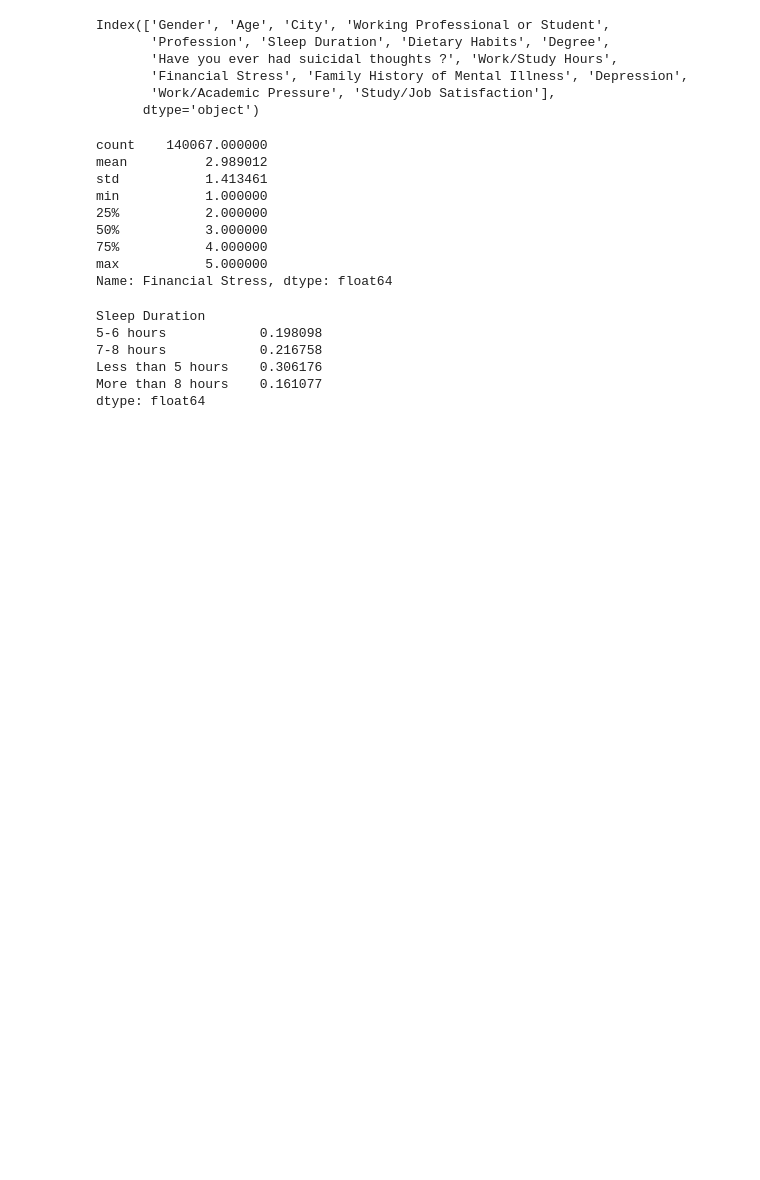
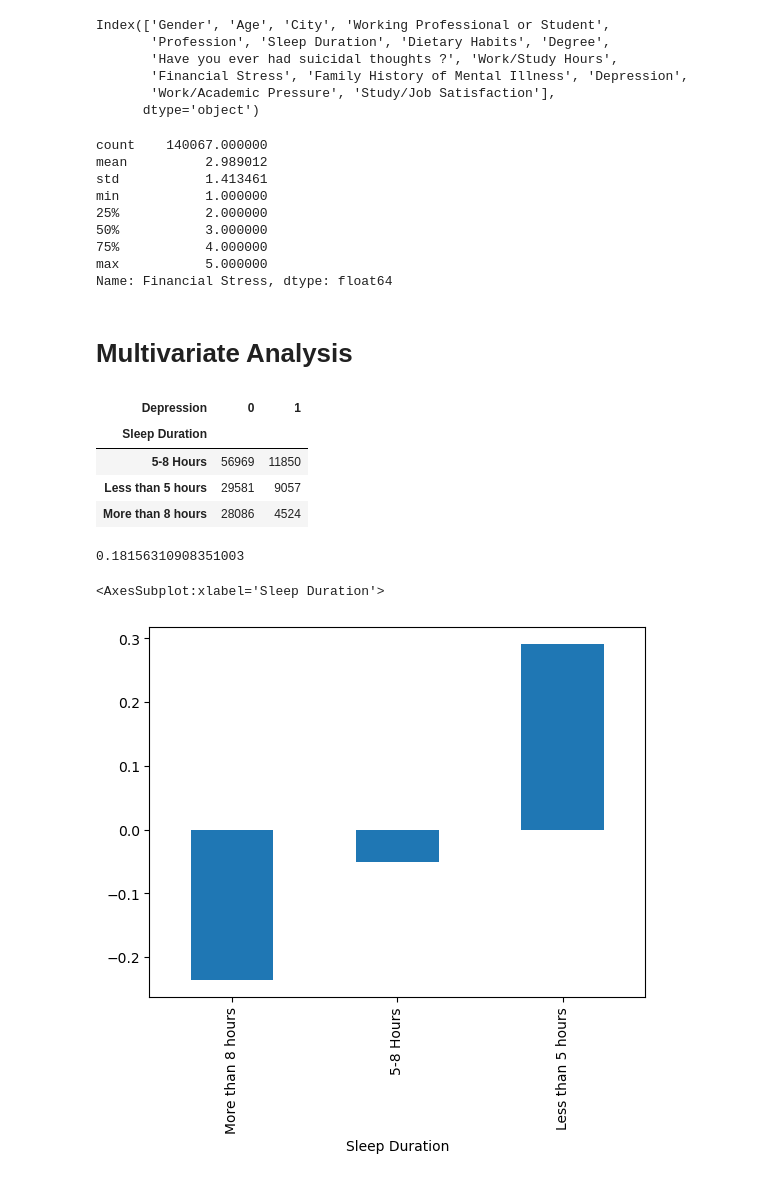
Before and after one commit to Joehmyers/mental-health-classification-experiment, a Jupyter notebook: kaggle_mental_health_competition.ipynb, the cells around one changed output. Saved outputs shown, nothing was run; the diff lists cells and outputs as text; code cells hidden in the pictures; blank space fills up the shorter version.

```diff
--- a/kaggle_mental_health_competition.ipynb
+++ b/kaggle_mental_health_competition.ipynb
@@ -24,7 +25,8 @@ import seaborn as sns
 # %% [markdown]
 # Data Inspection and Ingestion
 # %%
-df= pd.read_csv("train.csv")
+df_train=pd.read_csv("train.csv")
+df_test=pd.read_csv("test.csv")
 df.set_index("id", inplace=True)
 # %%
 df.head()
@@ -797,0 +798,2 @@ Name: Financial Stress, dtype: float64
+# %% [markdown]
+# Multivariate Analysis
@@ -798,9 +808,10 @@ Name: Financial Stress, dtype: float64
 # %%
-pd.crosstab(df['Sleep Duration'], df['Depression'], normalize='all')[1]/pd.crosstab(df['Sleep Duration'], df['Depression'], normalize='all')[0]
+ct = pd.crosstab(df['Sleep Duration'], df['Depression'])
+
+ct
 # %% [output]
-Sleep Duration
-5-6 hours            0.198098
-7-8 hours            0.216758
-Less than 5 hours    0.306176
-More than 8 hours    0.161077
-dtype: float64
+| Depression | 0 | 1 |
+| Sleep Duration |  |  |
+| 5-8 Hours | 56969 | 11850 |
+| Less than 5 hours | 29581 | 9057 |
+| More than 8 hours | 28086 | 4524 |
@@ -808,0 +818,11 @@ dtype: float64
+# %%
+avg_prev_depression = ct[1].sum()/ct.sum().sum()
+# %%
+avg_prev_depression
+# %% [output]
+0.18156310908351003
+# %%
+(((ct[1]/ct.sum(axis=1))-avg_prev_depression)/avg_prev_depression).sort_values().plot(kind="bar")
+# %% [output]
+<AxesSubplot:xlabel='Sleep Duration'>
+[figure, added]
```
Also changed, not shown: parts of 12 cells of this notebook.
